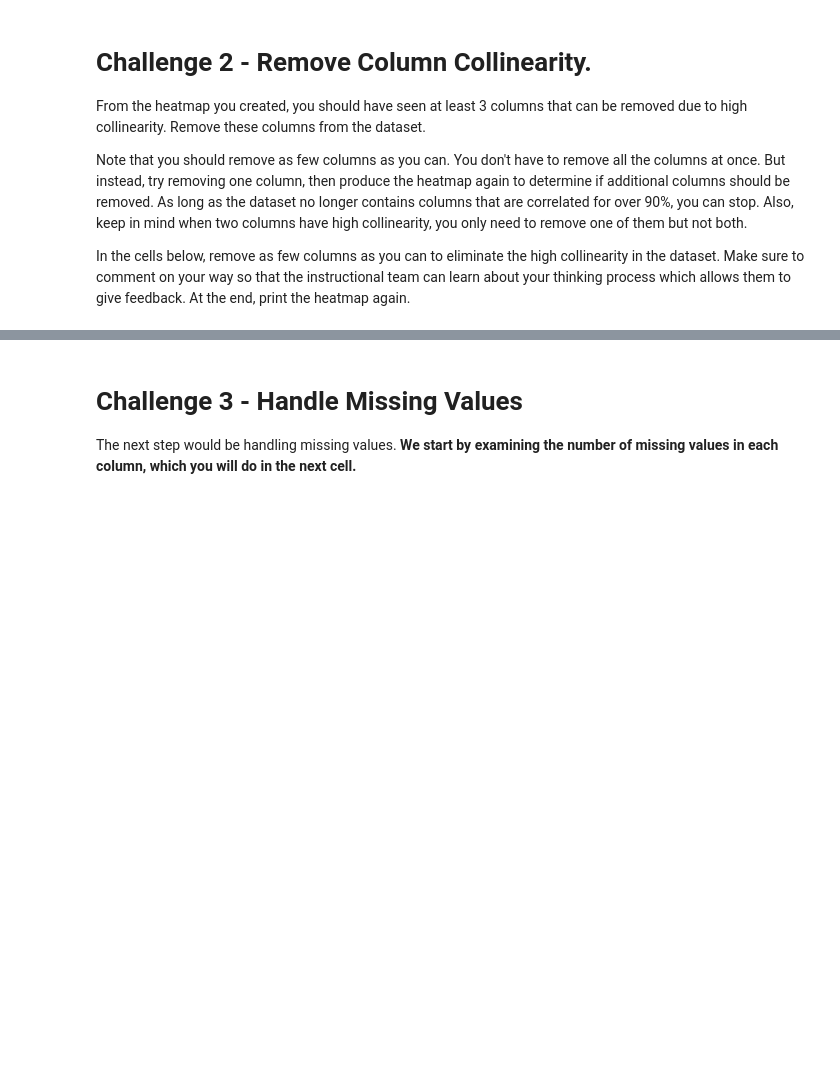
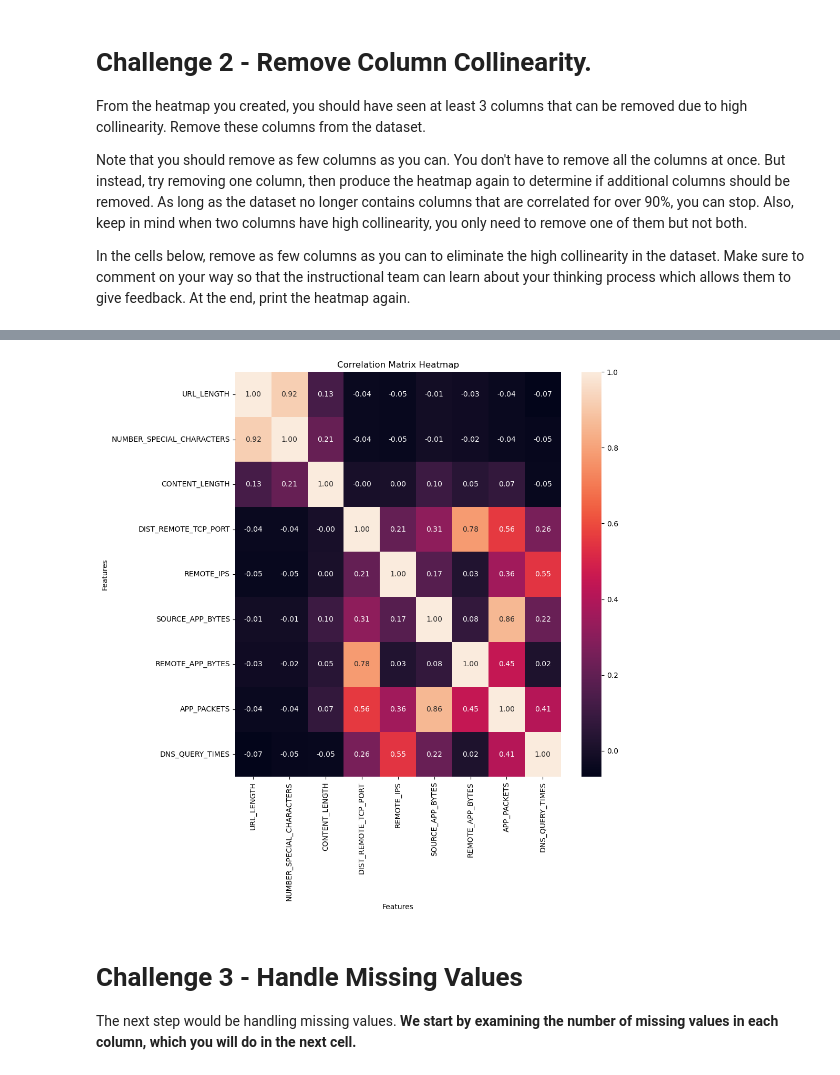
Before and after one commit to ta-data-lis/lab-supervised-learning, a Jupyter notebook: your-code/main.ipynb, the cells around one changed output, grey strips where cells are left out. Cells and saved outputs as stored; diff of their text form; code cells hidden in the pictures; blank space fills up the shorter version.

```diff
--- a/your-code/main.ipynb
+++ b/your-code/main.ipynb
@@ -70,0 +108,3 @@ In the cells below, remove as few columns as you can to eliminate the high colli
+# %%
+websites = websites.drop('TCP_CONVERSATION_EXCHANGE', axis=1)
+websites
@@ -71,3 +127,17 @@ In the cells below, remove as few columns as you can to eliminate the high colli
+# %%
+columns_to_correlate = ['URL_LENGTH', 'NUMBER_SPECIAL_CHARACTERS', 'CONTENT_LENGTH', 'DIST_REMOTE_TCP_PORT', 'REMOTE_IPS', 'SOURCE_APP_BYTES', 'REMOTE_APP_BYTES', 'APP_PACKETS', 'DNS_QUERY_TIMES']
+subset_websites = websites[columns_to_correlate]
+
+correlation_matrix = subset_websites.corr()
+
+plt.figure(figsize=(10,10))
+sns.heatmap(correlation_matrix, annot=True,fmt='.2f')
+plt.title('Correlation Matrix Heatmap')
+plt.xlabel('Features')
+plt.ylabel('Features')
+plt.show()
+# %% [output]
+[figure, added]
 # %% [markdown]
 # Challenge 3 - Handle Missing Values
 
```
Also changed, not shown: parts of 67 cells of this notebook.
